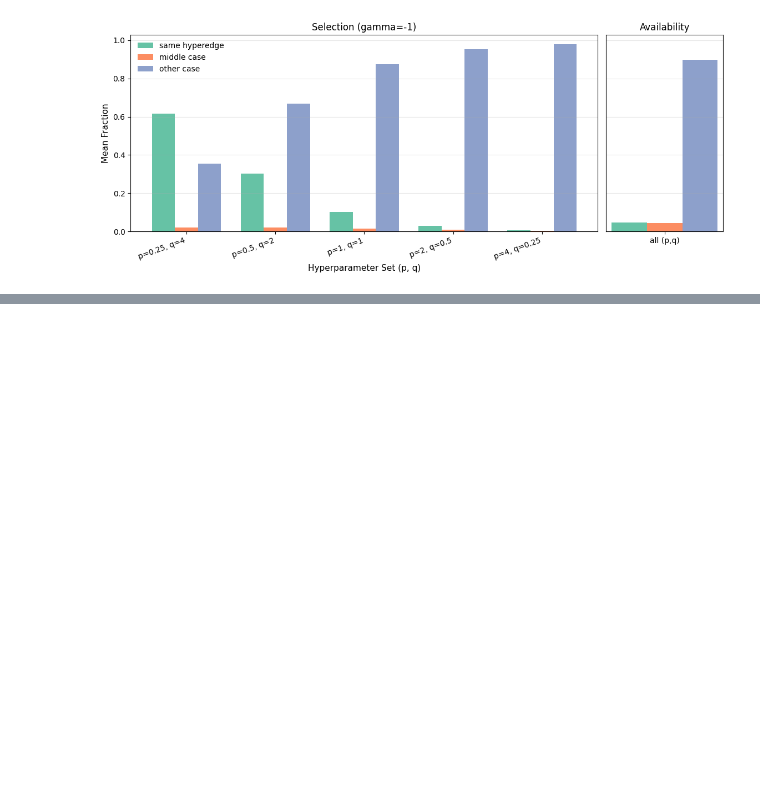
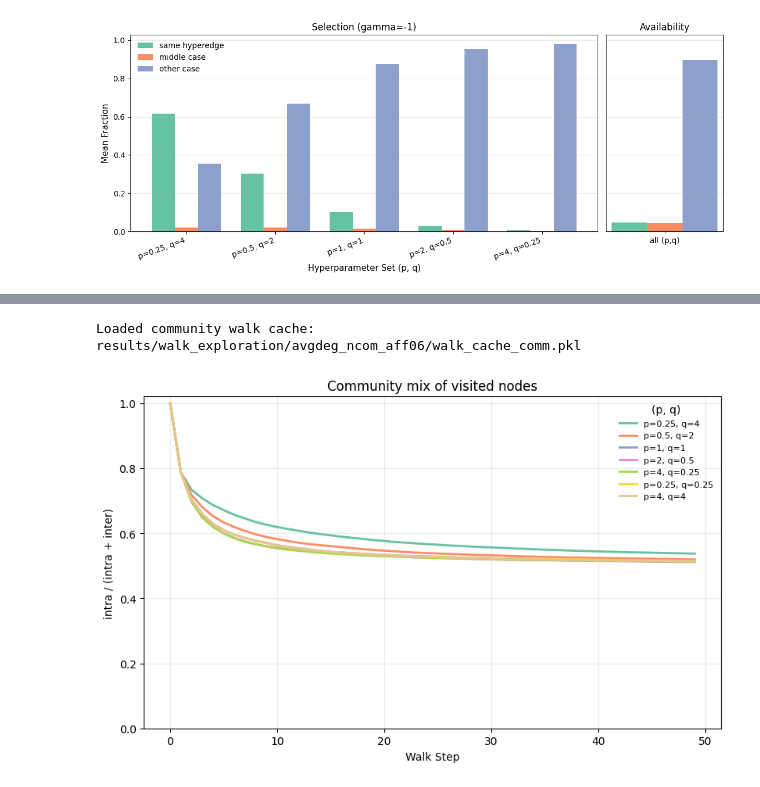
Before and after one commit to aduntslusine/hypergraphs, a Jupyter notebook: 4_walk_exploration.ipynb, the cells around one changed output, grey strips where cells are left out. Drawn from its saved outputs; the diff is of its cells as text; code cells hidden in the pictures; blank space fills up the shorter version.

```diff
--- a/4_walk_exploration.ipynb
+++ b/4_walk_exploration.ipynb
@@ -772,0 +791,55 @@ Loaded community walk cache: results/walk_exploration/avgdeg_ncom_aff09/walk_cac
+# %%
+# Community-aware node coverage over walk steps (from cached walks)
+
+# pq_grid_mix = [(0.25, 4.0), (0.5, 2.0), (1.0, 1.0), (2.0, 0.5), (4.0, 0.25)]
+pq_grid = [
+    (0.25, 4),
+    (0.5, 2),
+    (1, 1),
+    (2, 0.5),
+    (4, 0.25),
+    (0.25, 0.25),
+    (4, 4)
+]
+
+colors = plt.get_cmap("Set2").colors
+
+results_comm_dir = results_ncom_aff06_dir
+# Load community cache if needed
+walk_cache_comm_path = results_comm_dir / "walk_cache_comm.pkl"
+with open(walk_cache_comm_path, "rb") as f:
+    walk_cache_comm = pickle.load(f)
+print(f"Loaded community walk cache: {walk_cache_comm_path}")
+
+n_graphs_comm = len(Hs_y_ncom_aff06)
+
+gamma_val = -1.0
+fig, ax = plt.subplots(1, 1, figsize=(8.2, 5.2))
+
+n_steps_toplot = 50
+for i, (p_i, q_i) in enumerate(pq_grid):
+    intra_curves = [walk_cache_comm[(gamma_val, p_i, q_i, g)]["intra"][:n_steps_toplot] for g in range(n_graphs_comm)]
+    inter_curves = [walk_cache_comm[(gamma_val, p_i, q_i, g)]["inter"][:n_steps_toplot] for g in range(n_graphs_comm)]
+
+    mean_intra = np.vstack(intra_curves).mean(axis=0)
+    mean_inter = np.vstack(inter_curves).mean(axis=0)
+    total = mean_intra + mean_inter
+    ratio = np.divide(mean_intra, total, out=np.zeros_like(mean_intra), where=total > 0)
+
+    steps = np.arange(len(ratio))
+    c = colors[i % len(colors)]
+    ax.plot(steps, ratio, color=c, lw=2, label=f"p={p_i}, q={q_i}")
+
+ax.set_xlabel("Walk Step")
+ax.set_ylabel(r"intra / (intra + inter)")
+ax.set_title("Community mix of visited nodes")
+ax.set_ylim(0.0, 1.02)
+ax.grid(alpha=0.25)
+ax.legend(frameon=False, fontsize=8, title="(p, q)", loc="best")
+
+fig.tight_layout()
+fig.savefig(results_comm_dir / "community_aware_node_coverage.png", dpi=300, bbox_inches="tight")
+plt.show()
+# %% [output]
+Loaded community walk cache: results/walk_exploration/avgdeg_ncom_aff06/walk_cache_comm.pkl
+[figure, added]
```
Also changed, not shown: parts of 5 cells of this notebook, 7 other files.
